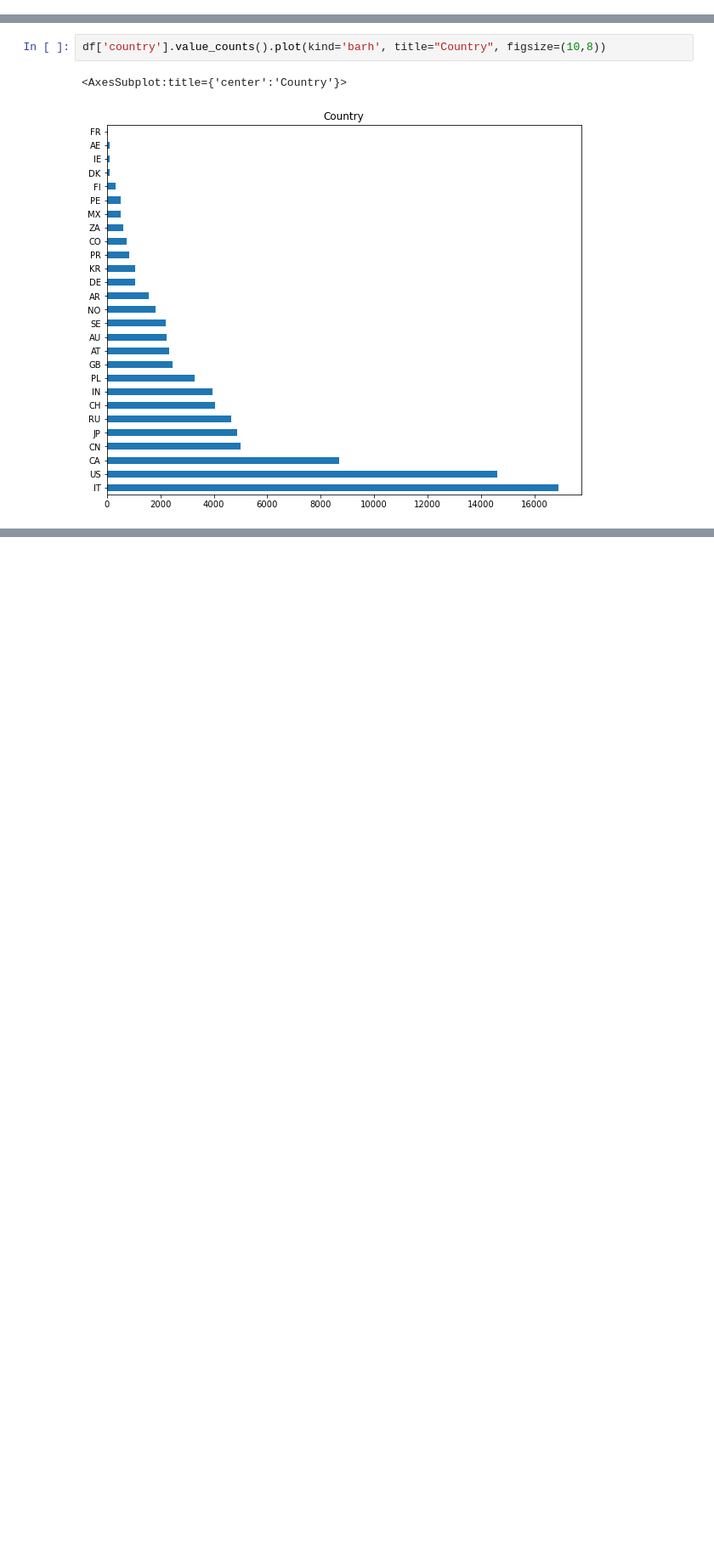
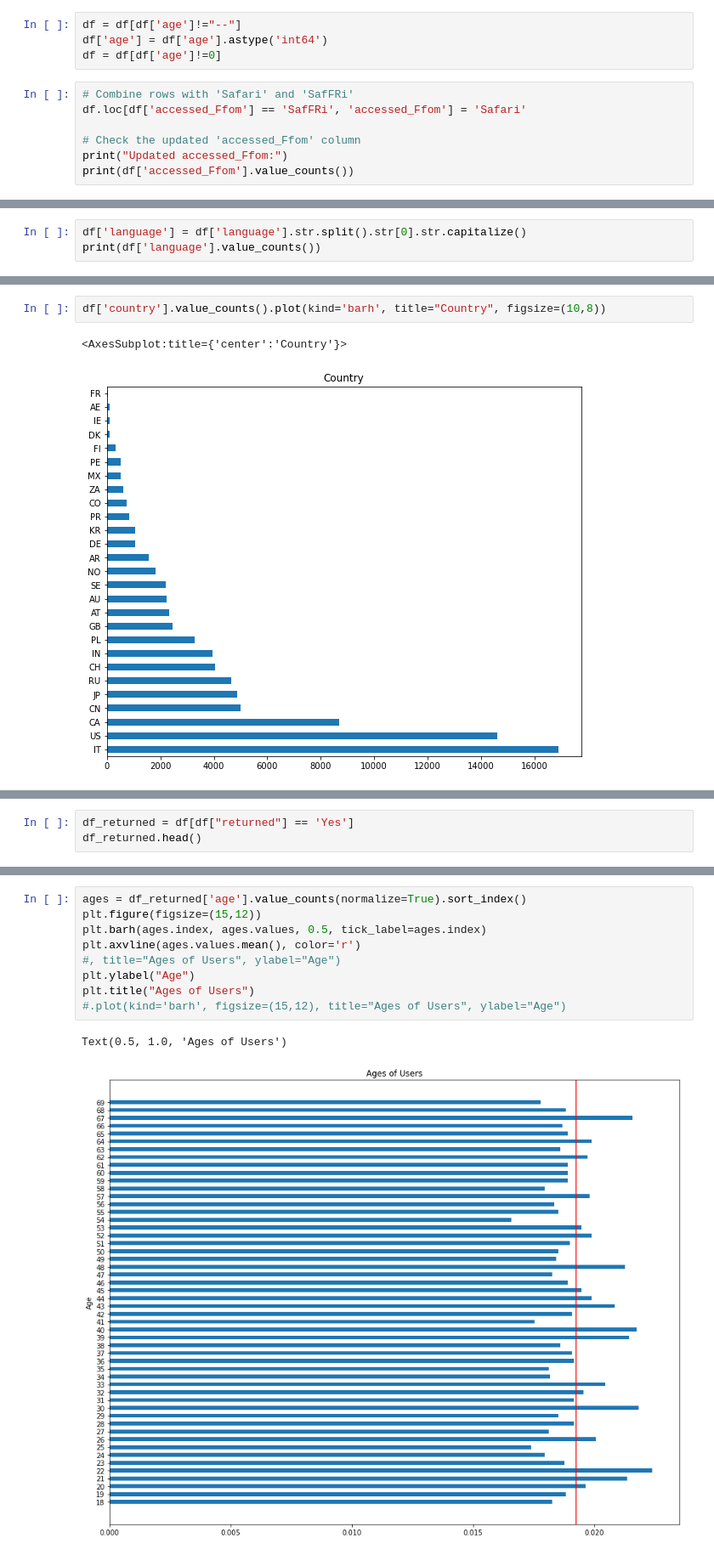
Before and after one commit to s-callejo/AI-Academy-capstone-project-team2, a Jupyter notebook: eda.ipynb, the cells around one changed output, grey strips where cells are left out. Shown at 85% size. Drawn from its saved outputs; the diff is of its cells as text; blank space fills up the shorter version.

Commit message:
added graph for returned items only

```diff
--- a/eda.ipynb
+++ b/eda.ipynb
@@ -14,0 +25,11 @@ df.head()
+# %%
+df = df[df['age']!="--"]
+df['age'] = df['age'].astype('int64')
+df = df[df['age']!=0]
+# %%
+# Combine rows with 'Safari' and 'SafFRi'
+df.loc[df['accessed_Ffom'] == 'SafFRi', 'accessed_Ffom'] = 'Safari'
+
+# Check the updated 'accessed_Ffom' column
+print("Updated accessed_Ffom:")
+print(df['accessed_Ffom'].value_counts())
@@ -14,0 +46,3 @@ df.head()
+# %%
+df['language'] = df['language'].str.split().str[0].str.capitalize()
+print(df['language'].value_counts())
@@ -82,0 +137,3 @@ df['country'].value_counts().plot(kind='barh', title="Country", figsize=(10,8))
+# %%
+df_returned = df[df["returned"] == 'Yes']
+df_returned.head()
@@ -82,0 +147,12 @@ df['country'].value_counts().plot(kind='barh', title="Country", figsize=(10,8))
+# %%
+ages = df_returned['age'].value_counts(normalize=True).sort_index()
+plt.figure(figsize=(15,12))
+plt.barh(ages.index, ages.values, 0.5, tick_label=ages.index)
+plt.axvline(ages.values.mean(), color='r')
+#, title="Ages of Users", ylabel="Age")
+plt.ylabel("Age")
+plt.title("Ages of Users")
+#.plot(kind='barh', figsize=(15,12), title="Ages of Users", ylabel="Age")
+# %% [output]
+Text(0.5, 1.0, 'Ages of Users')
+[figure, added]
```
Also changed, not shown: parts of 13 cells of this notebook.
